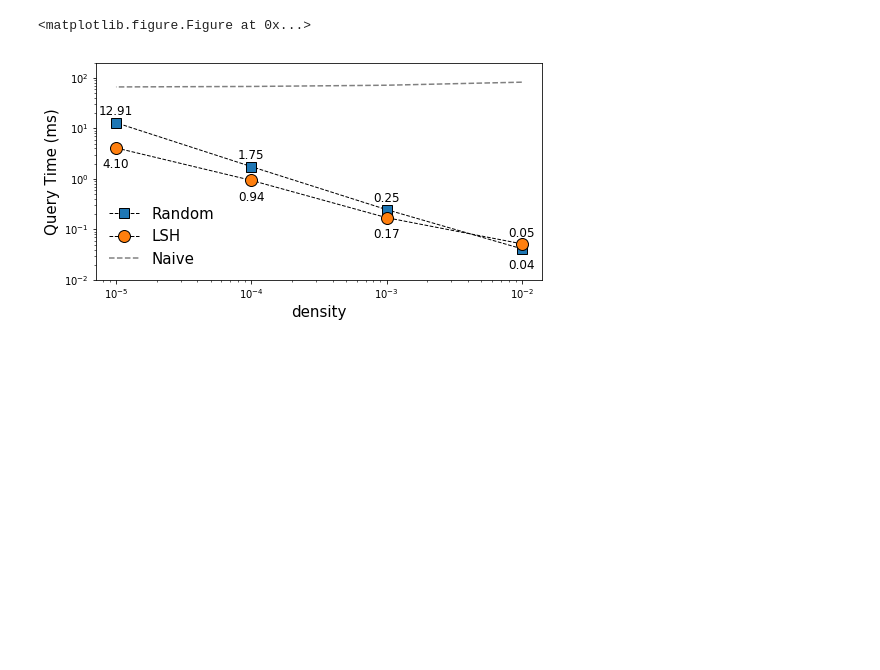
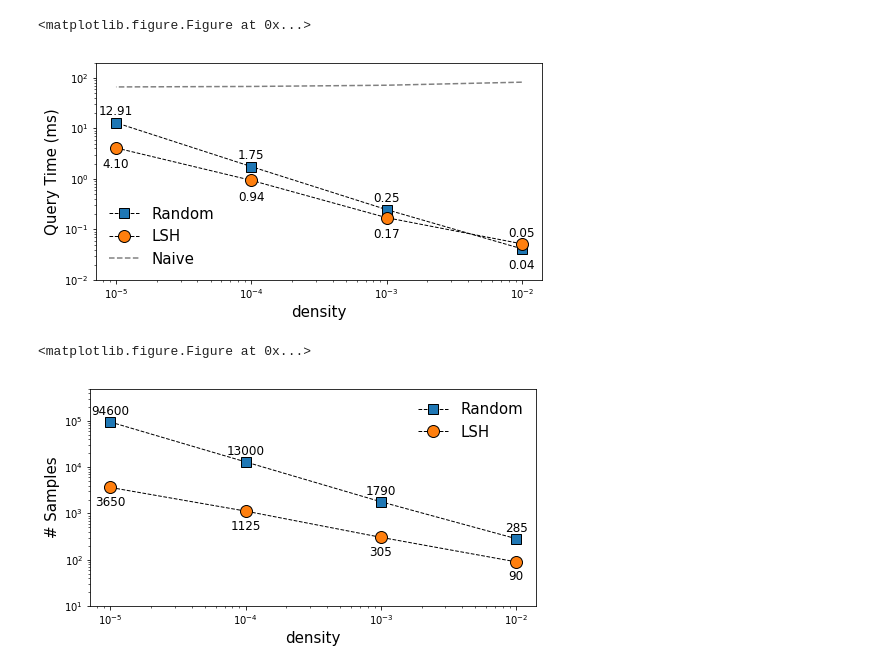
Before and after one commit to kexinrong/rehashing, a Jupyter notebook: notebooks/Experiments.ipynb, the cells around one changed output. Cells and saved outputs as stored; diff of their text form; code cells hidden in the pictures; blank space fills up the shorter version.

```diff
--- a/notebooks/Experiments.ipynb
+++ b/notebooks/Experiments.ipynb
@@ -12,6 +49,8 @@ def parse_generic(fname):
     naive_time = []
     rs_time = []
     hbe_time = []
+    rs_samples = []
+    hbe_samples = []
     for line in f.readlines():
         if 'mu' in line:
             mu.append(int(line.split(',')[0].split('=')[1]))
@@ -22,6 +61,10 @@ def parse_generic(fname):
                 naive_time = []
                 rs_time = []
                 hbe_time = []
+        if 'samples' in line:
+            if len(rs_samples) < len(mu):
+                rs_samples.append(int(line.split(',')[0].split(':')[1]))
+                hbe_samples.append(int(line.split(',')[1].split(':')[1]))
         if 'Naive average' in line:
             naive_time.append(float(line.split(':')[1]))
         elif 'RS average time' in line:
@@ -32,9 +75,9 @@ def parse_generic(fname):
     naive_times.append(naive_time)
     rs_times.append(rs_time)
     hbe_times.append(hbe_time)
-    return mu, naive_times, rs_times, hbe_times
+    return mu, naive_times, rs_times, hbe_times, rs_samples, hbe_samples
 
-def plot_samples(x, naive_time, rs_time, hbe_time):
+def plot_time(x, naive_time, rs_time, hbe_time):
     xx = [1.0/tmp for tmp in x]
     x= xx
     plt.clf()
@@ -64,13 +107,43 @@ def plot_samples(x, naive_time, rs_time, hbe_time):
     axes.set_ylabel('Query Time (ms)', fontsize=15)
     plt.legend(frameon=False, fontsize=15)
     plt.show()
+
+def plot_samples(x, rs_sample, hbe_samples):
+    xx = [1.0/tmp for tmp in x]
+    x= xx
+    plt.clf()
+    f, axes = plt.subplots(1, sharex=True, figsize=(8,4))
+    axes.plot(x, rs_sample, label="Random",
+              marker='s', color='black', linestyle='--', linewidth=1,
+              mfc='C0', mec='black', markersize=10)
+    axes.plot(x, hbe_samples, label="LSH",
+              marker='o', color='black', linestyle='--', linewidth=1,
+             mfc='C1', mec='black', markersize=12)
+    axes.set_xscale('log')
+    axes.set_yscale('log')
+    for i in range(len(x)):
+        axes.text(x[i], rs_sample[i] * 1.4, '%d' % rs_sample[i],
+                  horizontalalignment='center', fontsize=12)
+        axes.text(x[i], hbe_samples[i] * 0.4, '%d' % hbe_samples[i],
+                  horizontalalignment='center', fontsize=12)
+    plt.xlabel('density', fontsize=15)
+    axes.set_ylim(10, 5e5)
+    axes.set_ylabel('# Samples', fontsize=15)
+    plt.legend(frameon=False, fontsize=15)
+    plt.show()
+# %%
+mu, naive_time, rs_time, hbe_time, rs_samples, hbe_samples = parse_generic('generic_samples_clean.txt')
+plot_time(mu, naive_time, rs_time, hbe_time)
+plot_samples(mu, rs_samples, hbe_samples)
+# %% [output]
+<matplotlib.figure.Figure at 0x...>
+[figure, added]
+<matplotlib.figure.Figure at 0x...>
+[figure, added]
 # %%
 mu, naive_time, rs_time, hbe_time = parse_generic('generic_samples_clean.txt')
 #print mu, naive_time, rs_time, hbe_time
 plot_samples(mu, naive_time, rs_time, hbe_time)
-# %% [output]
-<matplotlib.figure.Figure at 0x...>
-[figure, removed]
 # %%
 def parse_real(fname):
     f = open(fname, 'r')
```
Also changed, not shown: parts of 13 cells of this notebook, 8 other files.
